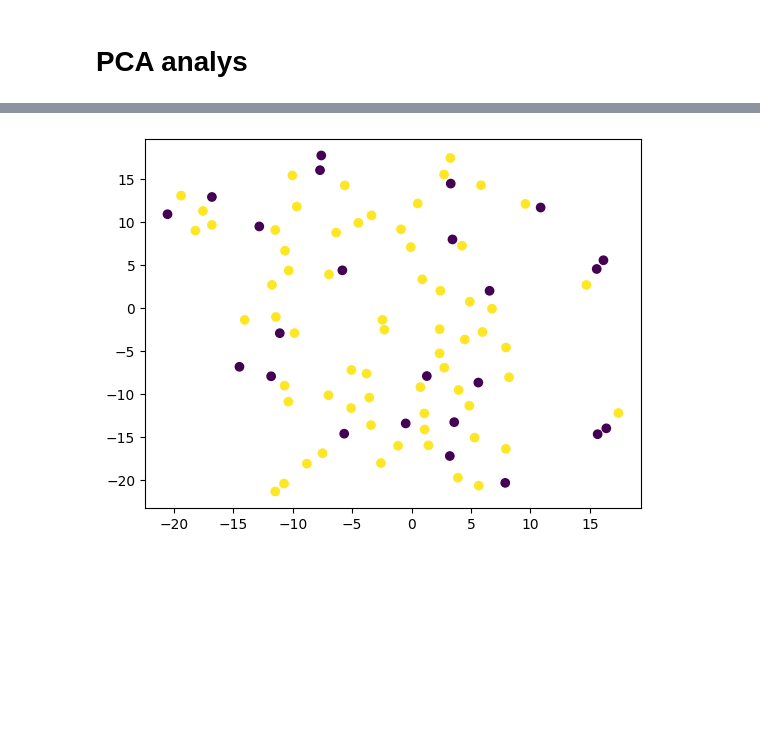
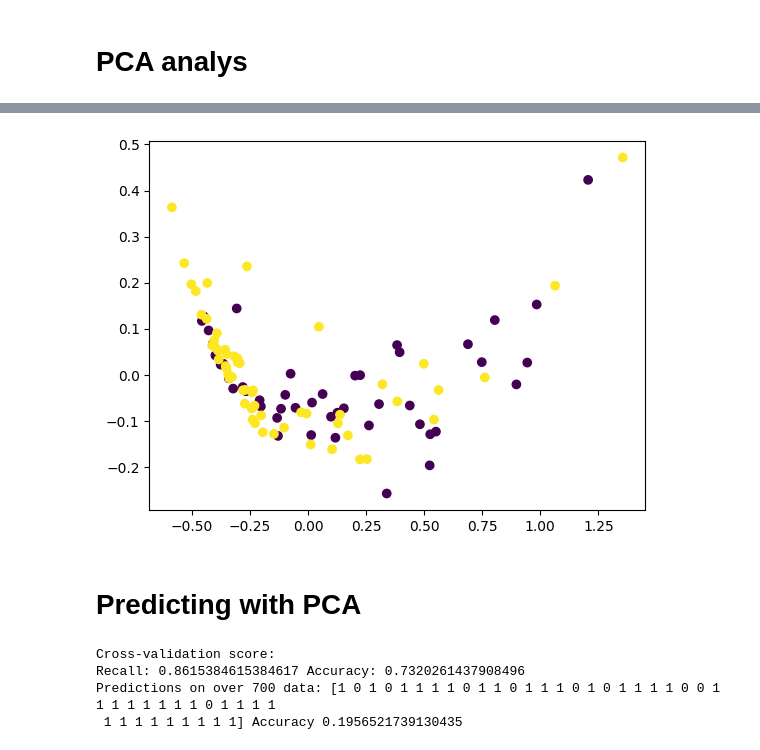
Before and after one commit to Joarnixon/StudCampProject, a Jupyter notebook: evaluation.ipynb, the cells around one changed output, grey strips where cells are left out. Saved outputs shown, nothing was run; the diff lists cells and outputs as text; code cells hidden in the pictures; blank space fills up the shorter version.

```diff
--- a/evaluation.ipynb
+++ b/evaluation.ipynb
@@ -325,4 +359,7 @@ Number dropped: 476
 # %%
 X_latents_700 = pd.read_csv('csv_data/unknown_700_latents.csv', index_col='filename')
 X_latents_700 = X_latents_700.reset_index().drop(['filename'], axis=1)
+
+X_latents_300 = pd.read_csv('csv_data/unknown_300_latents.csv', index_col='filename')
+X_latents_300 = X_latents_300.reset_index().drop(['filename'], axis=1)
 # %%
@@ -366,0 +410,10 @@ Predictions on over 700 data: [1 1 1 1 1 1 1 1 1 1]
+# %%
+X_latents_700_1 = X_latents_700.copy()
+X_latents_700_1['label'] = 0
+
+X_latents_300_1 = X_latents_300.copy()
+X_latents_300_1['label'] = 1
+
+X_latents_700_300 = pd.concat((X_latents_700_1, X_latents_300_1), axis=0)
+color = X_latents_700_300['label']
+X_latents_700_300.drop(['label'], axis=1, inplace=True)
@@ -367,2 +428,8 @@ Predictions on over 700 data: [1 1 1 1 1 1 1 1 1 1]
+# %%
+plot_2d_pca(X_latents_700_300, color)
+# %% [output]
+[figure, added]
+# %% [markdown]
+# Predicting with PCA
 # %%
 n_components = 2
@@ -371,5 +440,17 @@ principal_components = pca.fit_transform(X_latents)
-# %%
-plt.scatter(principal_components[:, 0], principal_components[:, 1], c=np.array(y))
-plt.show()
-# %% [output]
-[figure, removed]
+# %%
+X_train, X_test, y_train, y_test = train_test_split(X_latents_pca, y_latents, test_size=0.4, random_state=42, stratify=y_latents)
+
+cv_scores_rec = cross_val_score(clf, X_latents_pca, y_latents, cv=5, scoring='recall')
+cv_scores_acc = cross_val_score(clf, X_latents_pca, y_latents, cv=5, scoring='accuracy')
+
+clf = RandomForestClassifier(random_state=42)
+clf.fit(X_train, y_train)
+
+print("Cross-validation score:")
+print('Recall:', np.mean(cv_scores_rec), 'Accuracy:', np.mean(cv_scores_acc))
+print('Predictions on over 700 data:', predictions := clf.predict(X_latents_700_pca), 'Accuracy', accuracy_score(predictions, np.zeros_like(predictions)))
+# %% [output]
+Cross-validation score:
+Recall: 0.8615384615384617 Accuracy: 0.7320261437908496
+Predictions on over 700 data: [1 0 1 0 1 1 1 1 0 1 1 0 1 1 1 0 1 0 1 1 1 1 0 0 1 1 1 1 1 1 1 1 0 1 1 1 1
+ 1 1 1 1 1 1 1 1 1] Accuracy 0.1956521739130435
```
Also changed, not shown: parts of 14 cells of this notebook, 18 other files.
